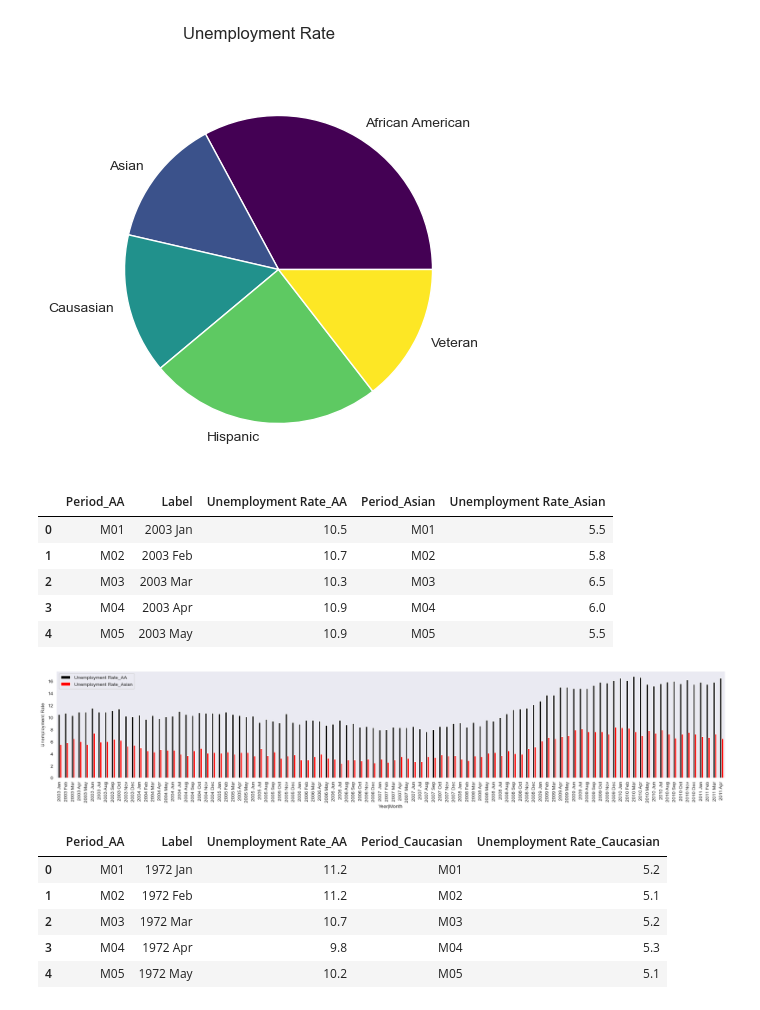
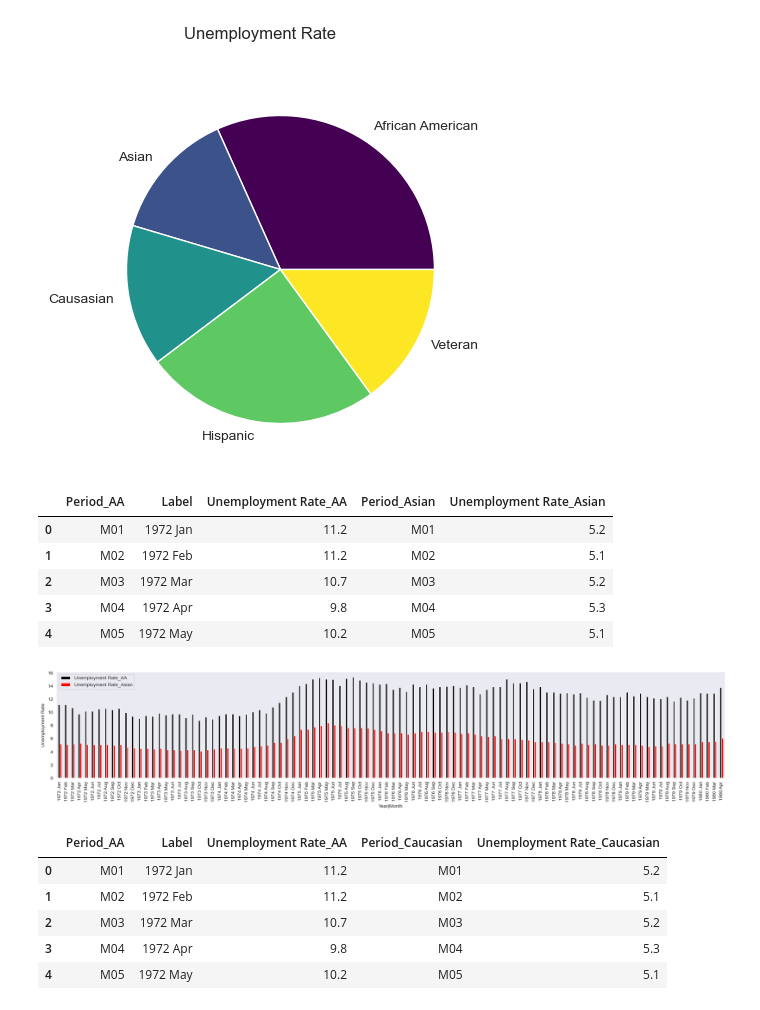
Before and after one commit to OkinoLeiba/Unemployment_Demograhic, a Jupyter notebook: unemployment_demo.ipynb, the cells around one changed output. Saved outputs shown, nothing was run; the diff lists cells and outputs as text; code cells hidden in the pictures.

Commit message:
Add files via upload
add additional models and solved interpolation

```diff
--- a/unemployment_demo.ipynb
+++ b/unemployment_demo.ipynb
@@ -77,0 +89,4 @@ print(test_df)
+# %%
+# Note: Interpolation of the data will be used for aesthetic purposes and will not affect core measures.
+ue_asian = pd.concat([ue_white.iloc[216:551], ue_asian])
+ue_asian
@@ -78,22 +127,22 @@ print(test_df)
 # %%
 labels=["African American", "Asian", "Causasian", "Hispanic", "Veteran"]
-pd.DataFrame([ue_aa.mean(),ue_asian.mean(),ue_white.mean(),ue_hl.mean(),ue_vet.mean()]).plot(kind="pie", subplots=True, labels=labels, figsize=(16,5), title='Unemployment Rate',
+pd.DataFrame([ue_aa.mean(),ue_asian.iloc[371:].mean(),ue_white.mean(),ue_hl.mean(),ue_vet.iloc[372:].mean()]).plot(kind="pie", subplots=True, labels=labels, figsize=(16,5), title='Unemployment Rate',
                                                                                              legend=False, ylabel=" ", colormap="viridis");
 # %% [output]
-[figure, old version]
+[figure, new version]
 # %%
-merge_aaa = ue_aa.merge(right=ue_asian, how="inner", left_on="Label", right_on="Label", suffixes=("_AA","_Asian"))
+merge_aaa = ue_aa.merge(right=ue_asian.iloc[371:], how="inner", left_on="Label", right_on="Label", suffixes=("_AA","_Asian"))
 merge_aaa.head(5)
 # %% [output]
 |  | Period_AA | Label | Unemployment Rate_AA | Period_Asian | Unemployment Rate_Asian |
-| 0 | M01 | 2003 Jan | 10.5 | M01 | 5.5 |
-| 1 | M02 | 2003 Feb | 10.7 | M02 | 5.8 |
-| 2 | M03 | 2003 Mar | 10.3 | M03 | 6.5 |
-| 3 | M04 | 2003 Apr | 10.9 | M04 | 6.0 |
-| 4 | M05 | 2003 May | 10.9 | M05 | 5.5 |
+| 0 | M01 | 1972 Jan | 11.2 | M01 | 5.2 |
+| 1 | M02 | 1972 Feb | 11.2 | M02 | 5.1 |
+| 2 | M03 | 1972 Mar | 10.7 | M03 | 5.2 |
+| 3 | M04 | 1972 Apr | 9.8 | M04 | 5.3 |
+| 4 | M05 | 1972 May | 10.2 | M05 | 5.1 |
 # %%
 
-merge_aaa[0:100].plot.bar(x='Label', ylabel="Unemployment Rate", xlabel="Year|Month",  y=["Unemployment Rate_AA", "Unemployment Rate_Asian"], color=["black","red"], figsize=(25, 4));
+merge_aaa[371:470].plot.bar(x='Label', ylabel="Unemployment Rate", xlabel="Year|Month",  y=["Unemployment Rate_AA", "Unemployment Rate_Asian"], color=["black","red"], figsize=(25, 4));
 # %% [output]
-[figure, old version]
+[figure, new version]
 # %%
```
Also changed, not shown: parts of 16 cells of this notebook.
